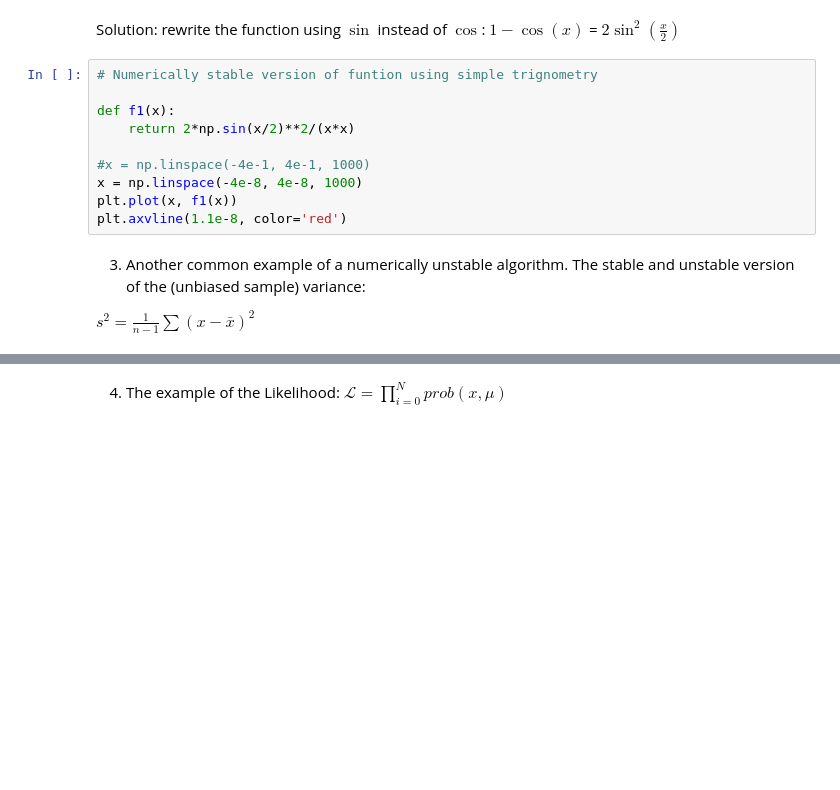
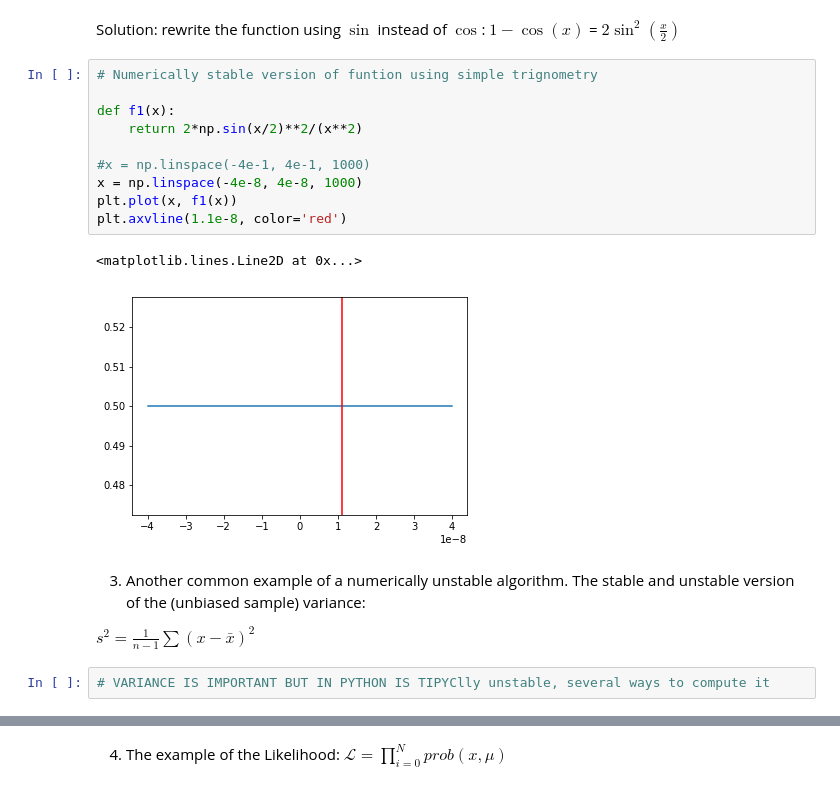
Before and after one commit to ximena01cn/LaboratoryOfComputationalPhysics_Y9, a Jupyter notebook: 02_NumberRepresentation.ipynb, the cells around one changed output, grey strips where cells are left out. Saved outputs shown, nothing was run; the diff lists cells and outputs as text; blank space fills up the shorter version.

```diff
--- a/02_NumberRepresentation.ipynb
+++ b/02_NumberRepresentation.ipynb
@@ -329,15 +399,20 @@ Solution: rewrite the function using $\sin$ instead of $\cos$: $1-\cos(x)$ = $2
 # %%
 # Numerically stable version of funtion using simple trignometry
 
 def f1(x):
-    return 2*np.sin(x/2)**2/(x*x)
+    return 2*np.sin(x/2)**2/(x**2)
 
 #x = np.linspace(-4e-1, 4e-1, 1000)
 x = np.linspace(-4e-8, 4e-8, 1000)
 plt.plot(x, f1(x))
 plt.axvline(1.1e-8, color='red')
+# %% [output]
+<matplotlib.lines.Line2D at 0x...>
+[figure, added]
 # %% [markdown]
 3. Another common example of a numerically unstable algorithm. The stable and unstable version of the (unbiased sample) variance:
 
 $s^2 = \frac{1}{n-1} \sum (x-\bar{x})^2$
+# %%
+# VARIANCE IS IMPORTANT BUT IN PYTHON IS TIPYClly unstable, several ways to compute it
 # %%
```
Also changed, not shown: parts of 25 cells of this notebook.
